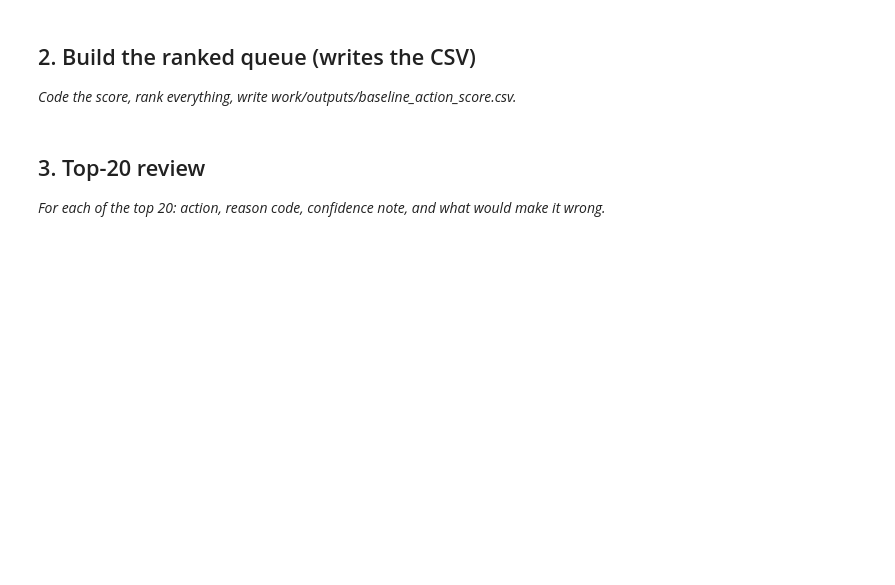
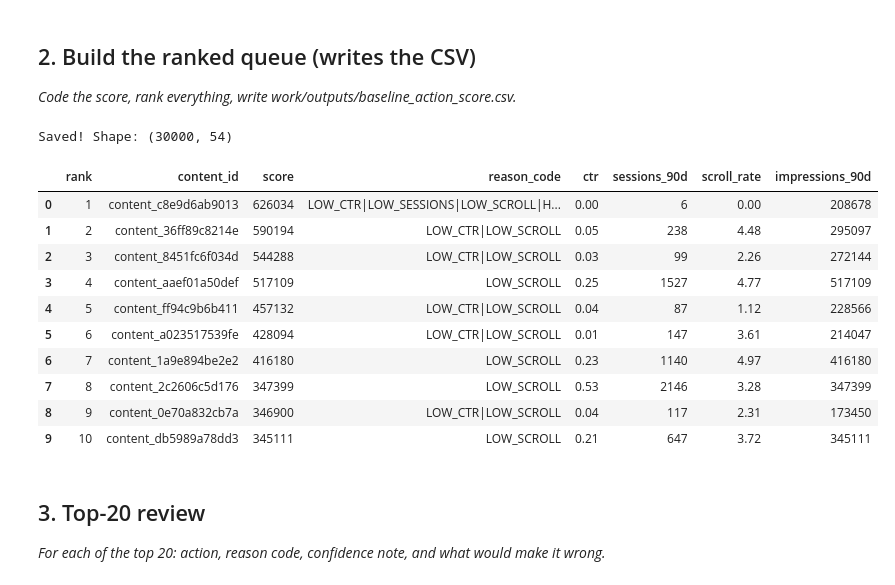
Before and after one commit to QasimNaveed-stack/flyrank-ml-internship, a Jupyter notebook: work/notebooks/w04_baseline_score.ipynb, the cells around one changed output. Saved outputs shown, nothing was run; the diff lists cells and outputs as text; code cells hidden in the pictures; blank space fills up the shorter version.

```diff
--- a/work/notebooks/w04_baseline_score.ipynb
+++ b/work/notebooks/w04_baseline_score.ipynb
@@ -61,0 +106,15 @@ The rule is based on historical metrics that are available before making a refre
+# %%
+def position_bucket(x):
+    if x == 0:
+        return 'No_Data'
+    elif x <= 10:
+        return 'Top_10'
+    elif x <= 20:
+        return 'Position_11_20'
+    else:
+        return 'Below_20'
+
+df['position_bucket'] = df['avg_position'].apply(position_bucket)
+
+bucket_table_2 = df.groupby('position_bucket')['trend_direction'].value_counts(normalize=True).unstack()
+bucket_table_2
@@ -63,6 +156,61 @@ The rule is based on historical metrics that are available before making a refre
 ## 2. Build the ranked queue (writes the CSV)
 
 *Code the score, rank everything, write work/outputs/baseline_action_score.csv.*
+# %%
+# Fill missing scroll_rate with 0 (no scroll data recorded = no engagement observed)
+df['scroll_rate'] = df['scroll_rate'].fillna(0)
+
+# Step 1: Individual low-signal flags (based on median thresholds)
+df['low_ctr_flag'] = (df['ctr'] < 0.07).astype(int)
+df['low_sessions_flag'] = (df['sessions_90d'] < 7).astype(int)
+df['low_scroll_flag'] = (df['scroll_rate'] < 5.0).astype(int)
+
+# Step 2: Visibility check — only pages that actually get impressions are worth refreshing
+df['visible_flag'] = (df['impressions_90d'] >= 731).astype(int)
+
+# Step 3: Score = sum of weak signals, but only counted if the page is visible
+df['weak_signal_count'] = df['low_ctr_flag'] + df['low_sessions_flag'] + df['low_scroll_flag']
+df['score'] = df['weak_signal_count'] * df['visible_flag'] * df['impressions_90d']
+
+# Step 4: Reason codes
+def get_reason_code(row):
+    codes = []
+    if row['low_ctr_flag']:
+        codes.append('LOW_CTR')
+    if row['low_sessions_flag']:
+        codes.append('LOW_SESSIONS')
+    if row['low_scroll_flag']:
+        codes.append('LOW_SCROLL')
+    if row['weak_signal_count'] == 3 and row['visible_flag'] == 1:
+        codes.append('HIGH_PRIORITY')
+    return '|'.join(codes) if codes else 'NONE'
+
+df['reason_code'] = df.apply(get_reason_code, axis=1)
+
+# Step 5: Rank
+df_ranked = df.sort_values('score', ascending=False).reset_index(drop=True)
+df_ranked['rank'] = df_ranked.index + 1
+
+# Step 6: Write CSV
+import os
+os.makedirs('work/outputs', exist_ok=True)
+df_ranked.to_csv('work/outputs/baseline_action_score.csv', index=False)
+
+print("Saved! Shape:", df_ranked.shape)
+df_ranked[['rank', 'content_id', 'score', 'reason_code', 'ctr', 'sessions_90d', 'scroll_rate', 'impressions_90d']].head(10)
+# %% [output]
+Saved! Shape: (30000, 54)
+|  | rank | content_id | score | reason_code | ctr | sessions_90d | scroll_rate | impressions_90d |
+| 0 | 1 | content_c8e9d6ab9013 | 626034 | LOW_CTR|LOW_SESSIONS|LOW_SCROLL|H... | 0.00 | 6 | 0.00 | 208678 |
+| 1 | 2 | content_36ff89c8214e | 590194 | LOW_CTR|LOW_SCROLL | 0.05 | 238 | 4.48 | 295097 |
+| 2 | 3 | content_8451fc6f034d | 544288 | LOW_CTR|LOW_SCROLL | 0.03 | 99 | 2.26 | 272144 |
+| 3 | 4 | content_aaef01a50def | 517109 | LOW_SCROLL | 0.25 | 1527 | 4.77 | 517109 |
+| 4 | 5 | content_ff94c9b6b411 | 457132 | LOW_CTR|LOW_SCROLL | 0.04 | 87 | 1.12 | 228566 |
+| 5 | 6 | content_a023517539fe | 428094 | LOW_CTR|LOW_SCROLL | 0.01 | 147 | 3.61 | 214047 |
+| 6 | 7 | content_1a9e894be2e2 | 416180 | LOW_SCROLL | 0.23 | 1140 | 4.97 | 416180 |
+| 7 | 8 | content_2c2606c5d176 | 347399 | LOW_SCROLL | 0.53 | 2146 | 3.28 | 347399 |
+| 8 | 9 | content_0e70a832cb7a | 346900 | LOW_CTR|LOW_SCROLL | 0.04 | 117 | 2.31 | 173450 |
+| 9 | 10 | content_db5989a78dd3 | 345111 | LOW_SCROLL | 0.21 | 647 | 3.72 | 345111 |
 # %% [markdown]
 ## 3. Top-20 review
 
```
Also changed, not shown: parts of 22 cells of this notebook.
